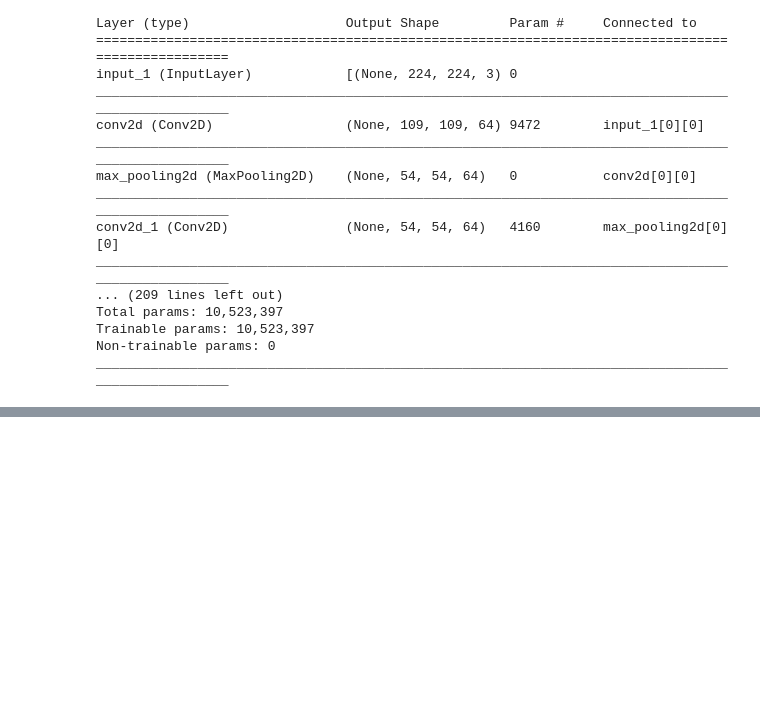
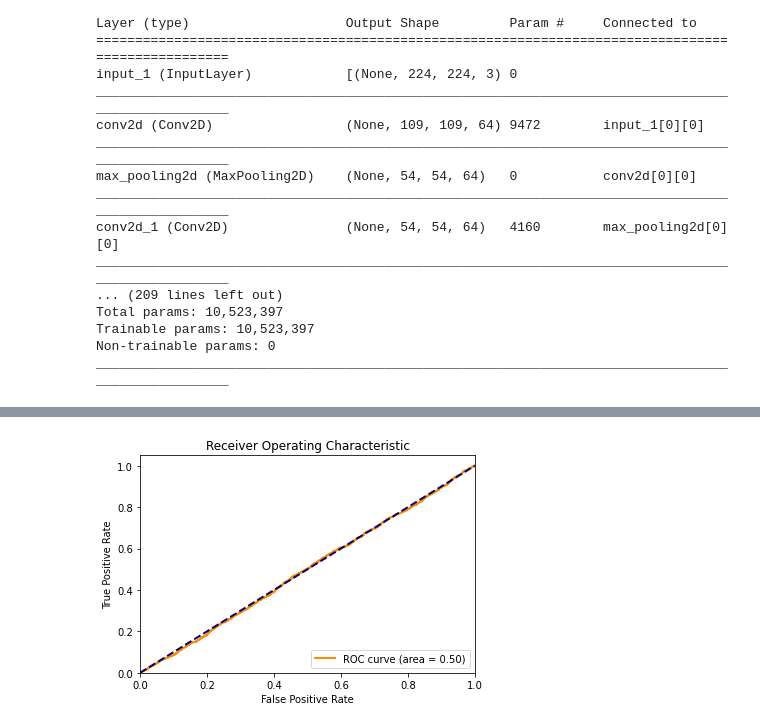
Before and after one commit to rajaramkuberan/ANN_Coursework_Coventry_Univ, a Jupyter notebook: ANN_CourseWork_GoogLeNet_Rajaram_Kuberan.ipynb, the cells around one changed output, grey strips where cells are left out. Saved outputs shown, nothing was run; the diff lists cells and outputs as text; code cells hidden in the pictures; blank space fills up the shorter version.

```diff
--- a/ANN_CourseWork_GoogLeNet_Rajaram_Kuberan.ipynb
+++ b/ANN_CourseWork_GoogLeNet_Rajaram_Kuberan.ipynb
@@ -302,0 +395,7 @@ Epoch 50/50
+# %%
+from tensorflow.keras.optimizers import RMSprop
+from tensorflow.keras import optimizers
+
+model.compile(loss='binary_crossentropy',
+               optimizer=RMSprop(lr=0.001),
+              metrics=['accuracy', tf.keras.metrics.AUC()])
@@ -302,0 +404,8 @@ Epoch 50/50
+# %%
+Google_fit_with_tl = model.fit(
+      train_generator,
+      steps_per_epoch=32,
+      epochs=25,
+      verbose=1,
+      validation_data = test_generator,
+      validation_steps=16)
@@ -324,0 +454,19 @@ preds = model.predict(test_generator,
+# %%
+fpr, tpr, threshold = metrics.roc_curve(test_generator.classes, preds )
+# %%
+roc_auc = metrics.auc(fpr, tpr)
+# %%
+plt.figure()
+lw = 2
+plt.plot(fpr, tpr, color='darkorange',
+         lw=lw, label='ROC curve (area = %0.2f)' % roc_auc)
+plt.plot([0, 1], [0, 1], color='navy', lw=lw, linestyle='--')
+plt.xlim([0.0, 1.0])
+plt.ylim([0.0, 1.05])
+plt.xlabel('False Positive Rate')
+plt.ylabel('True Positive Rate')
+plt.title('Receiver Operating Characteristic')
+plt.legend(loc="lower right")
+plt.show()
+# %% [output]
+[figure, added]
```
Also changed, not shown: parts of 36 cells of this notebook.
